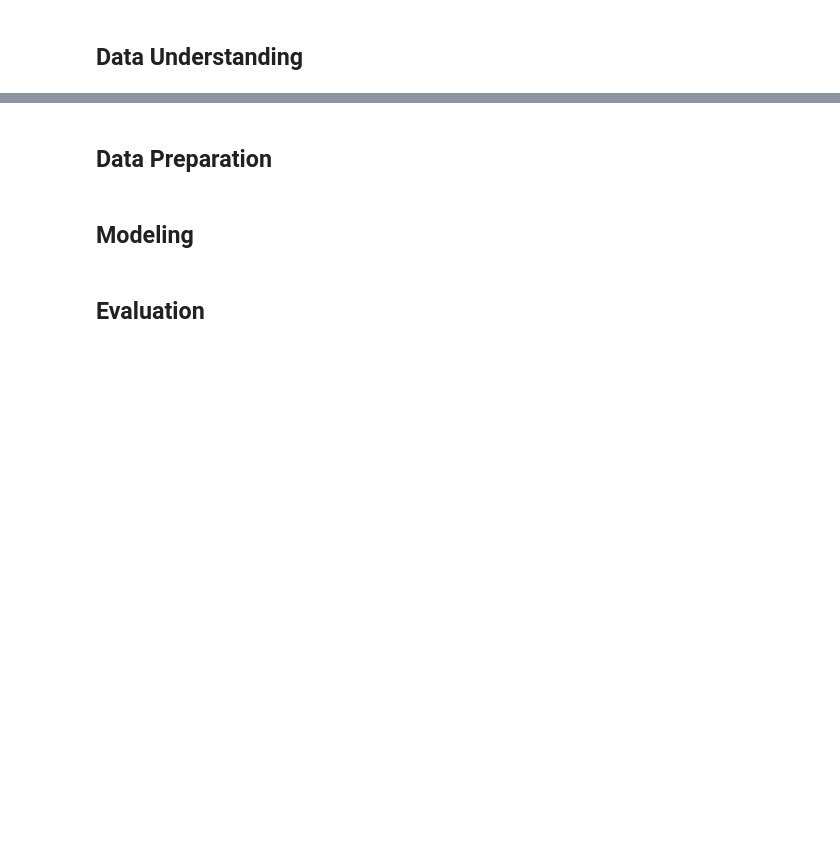
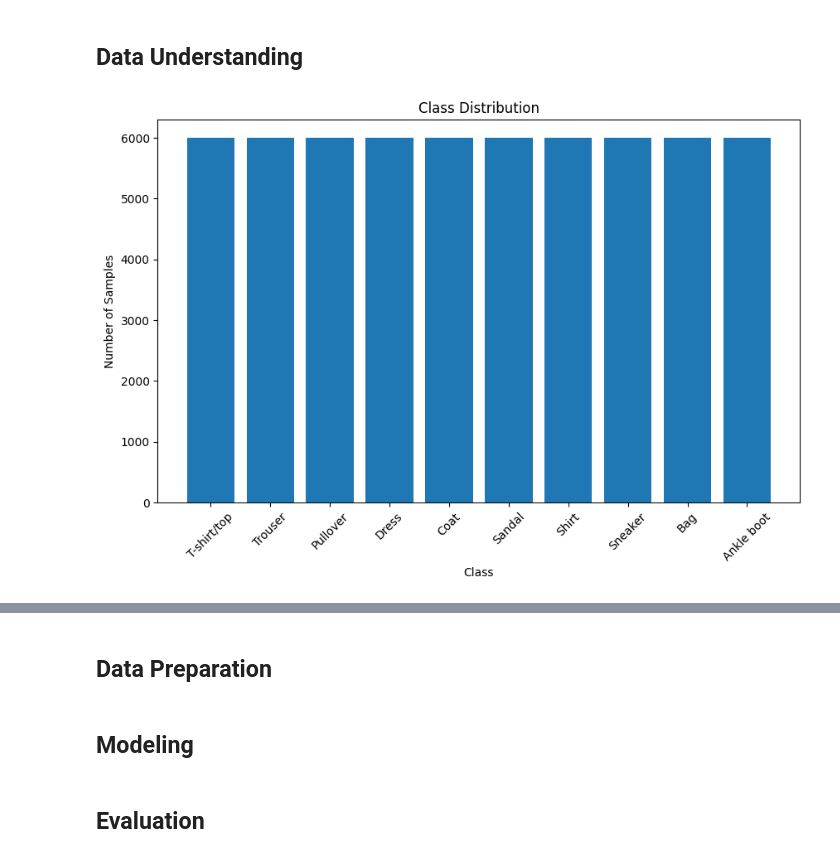
Before and after one commit to LuisaIb/fashion-tuning, a Jupyter notebook: 01presentation.ipynb, the cells around one changed output, grey strips where cells are left out. Cells and saved outputs as stored; diff of their text form; code cells hidden in the pictures; blank space fills up the shorter version.

Commit message:
starting with business + data understanding

```diff
--- a/01presentation.ipynb
+++ b/01presentation.ipynb
@@ -14,2 +49,8 @@ other options for titles:
 # %% [markdown]
 ## Data Understanding
+# %%
+trainset, testset = eda.load_data()
+
+eda.display_class_distribution(trainset)
+# %% [output]
+[figure, added]
```
Also changed, not shown: parts of 8 cells of this notebook.
